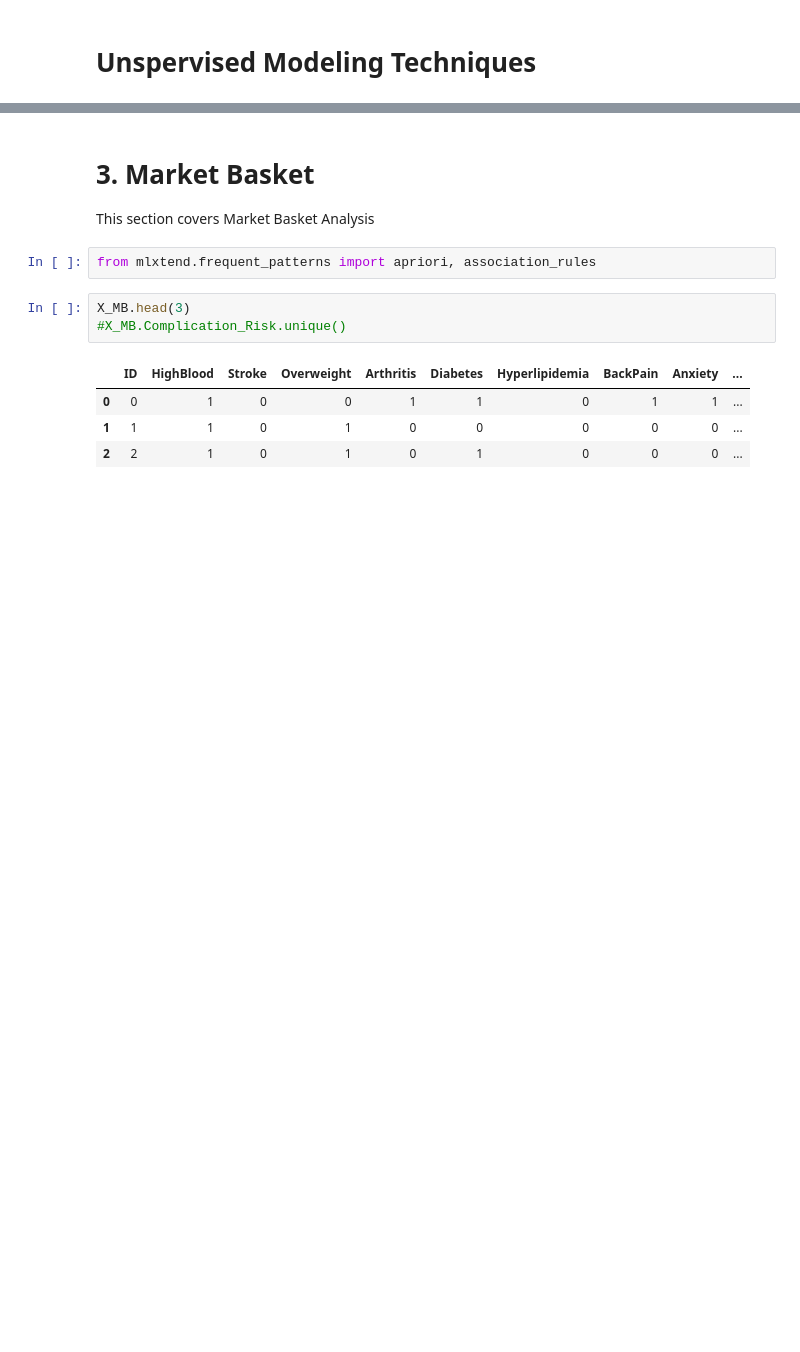
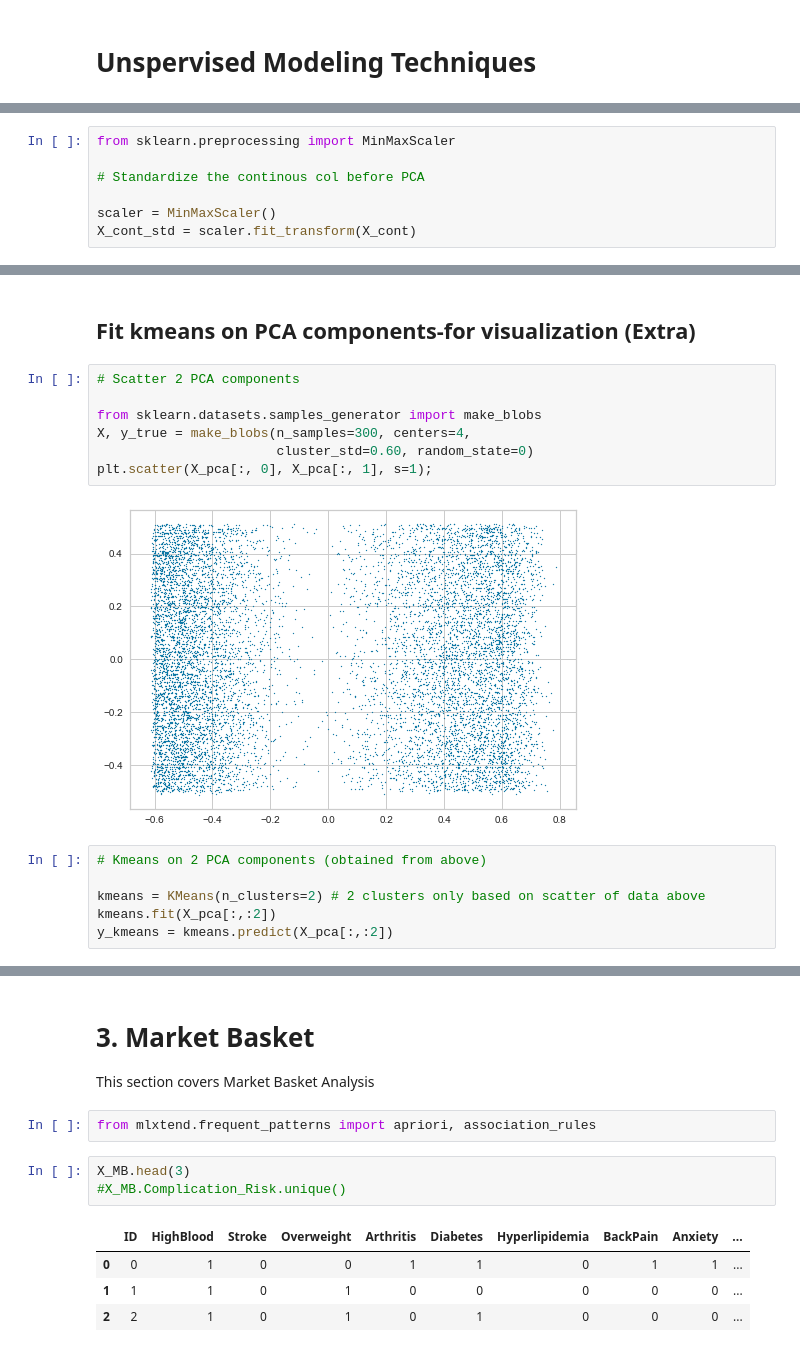
Before and after one commit to rabujamra/WGU_Code, a Jupyter notebook: DMII-Unsupervised/DMII_Medical.ipynb, the cells around one changed output, grey strips where cells are left out. Drawn from its saved outputs; the diff is of its cells as text; blank space fills up the shorter version.

```diff
--- a/DMII-Unsupervised/DMII_Medical.ipynb
+++ b/DMII-Unsupervised/DMII_Medical.ipynb
@@ -148,0 +147,7 @@ total cols for final df, Naive Bayes:  37
+# %%
+from sklearn.preprocessing import MinMaxScaler
+
+# Standardize the continous col before PCA
+
+scaler = MinMaxScaler()
+X_cont_std = scaler.fit_transform(X_cont)
@@ -238,0 +268,17 @@ auc = 0.75%
+# %% [markdown]
+## Fit kmeans on PCA components-for visualization (Extra)
+# %%
+# Scatter 2 PCA components
+
+from sklearn.datasets.samples_generator import make_blobs
+X, y_true = make_blobs(n_samples=300, centers=4,
+                       cluster_std=0.60, random_state=0)
+plt.scatter(X_pca[:, 0], X_pca[:, 1], s=1);
+# %% [output]
+[figure, added]
+# %%
+# Kmeans on 2 PCA components (obtained from above)
+
+kmeans = KMeans(n_clusters=2) # 2 clusters only based on scatter of data above
+kmeans.fit(X_pca[:,:2])
+y_kmeans = kmeans.predict(X_pca[:,:2])
```
Also changed, not shown: parts of 28 cells of this notebook, 1 other file.
